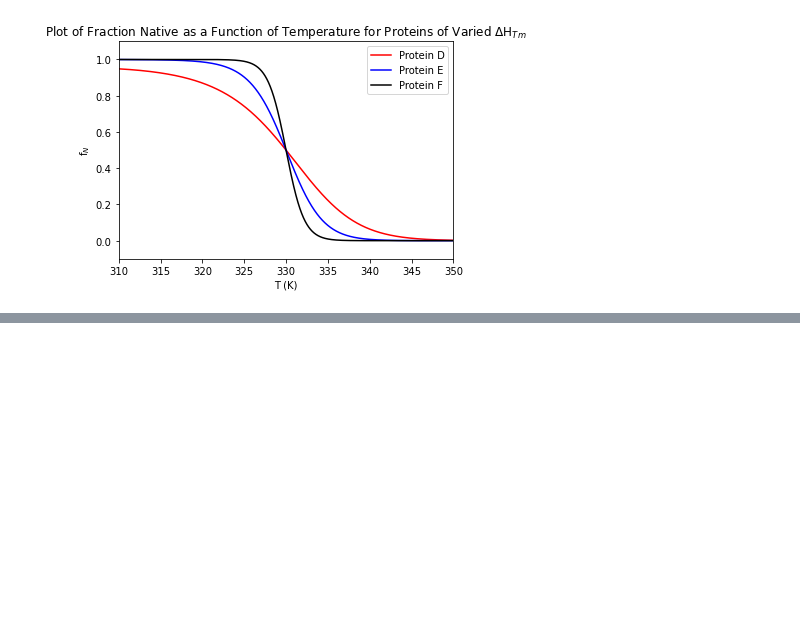
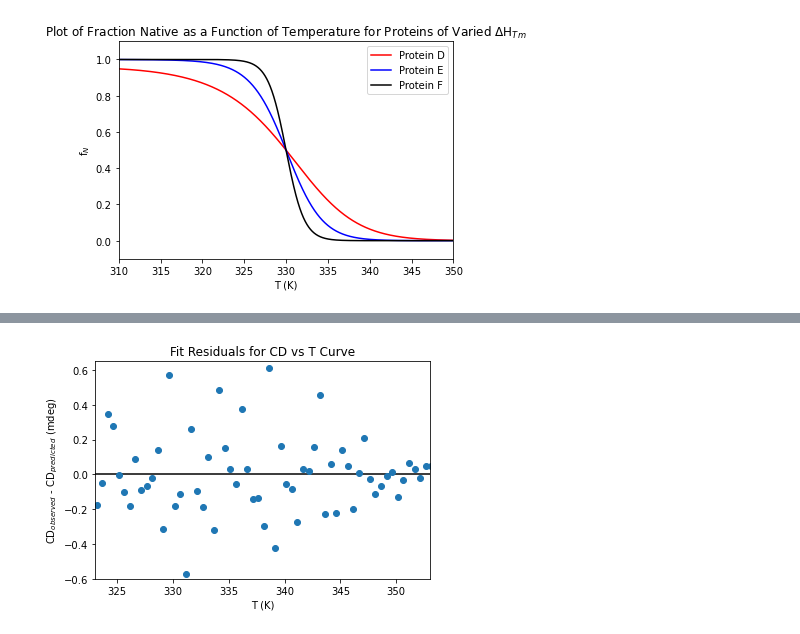
Before and after one commit to benf549/PChem-Problem-Sets, a Jupyter notebook: Problem Set 5/problem_set_5.ipynb, the cells around one changed output, grey strips where cells are left out. Cells and saved outputs as stored; diff of their text form; code cells hidden in the pictures; blank space fills up the shorter version.

```diff
--- a/Problem Set 5/problem_set_5.ipynb
+++ b/Problem Set 5/problem_set_5.ipynb
@@ -151,0 +220,10 @@ plt.legend();
+# %%
+residuals = Y - lysozymefit(X, *popt)
+plt.plot(X, residuals, 'o')
+plt.hlines(0,300,400, 'k')
+plt.axis([323,353,-0.6, 0.65])
+plt.title("Fit Residuals for CD vs T Curve")
+plt.xlabel("T (K)")
+plt.ylabel("CD$_{observed}$ - CD$_{predicted}$ (mdeg)");
+# %% [output]
+[figure, added]
```
Also changed, not shown: parts of 9 cells of this notebook, 2 other files.
